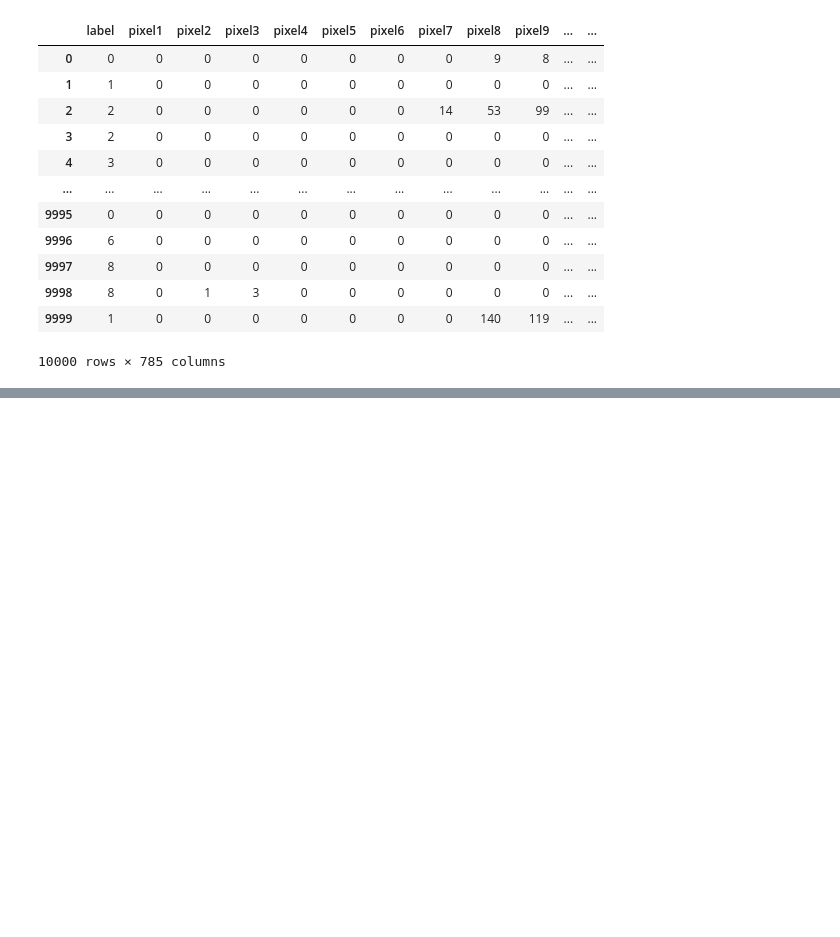
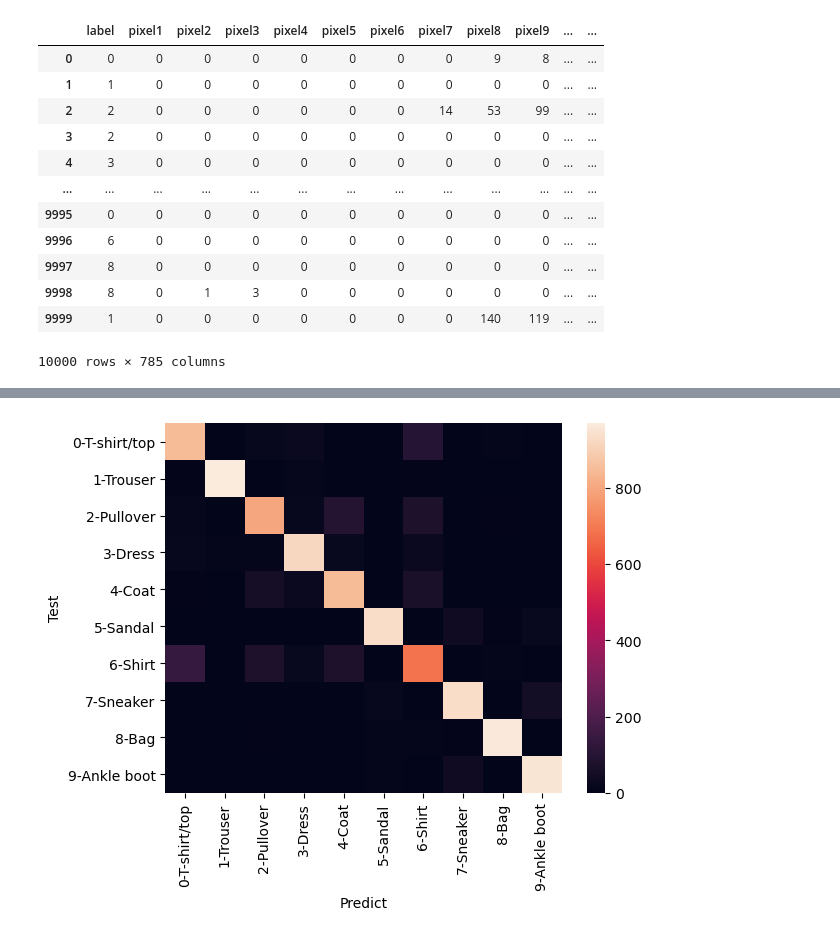
Before and after one commit to ortrsa/Data_Science_Final_Project_2, a Jupyter notebook: Notebook2-fashion Mnist.ipynb, the cells around one changed output, grey strips where cells are left out. Cells and saved outputs as stored; diff of their text form; code cells hidden in the pictures; blank space fills up the shorter version.

```diff
--- a/Notebook2-fashion Mnist.ipynb
+++ b/Notebook2-fashion Mnist.ipynb
@@ -222,0 +297,11 @@ plt.show()
+# %%
+y_pred = XG_PCA.predict(pca_x_test)
+cm = confusion_matrix(Y_test, y_pred)
+columns = classes.items()
+cm_pd = pd.DataFrame(data =cm, index=columns, columns=columns)
+sns.heatmap(cm_pd,fmt=".0f")
+plt.xlabel("Predict")
+plt.ylabel("Test")
+plt.show()
+# %% [output]
+[figure, added]
```
Also changed, not shown: parts of 26 cells of this notebook.
